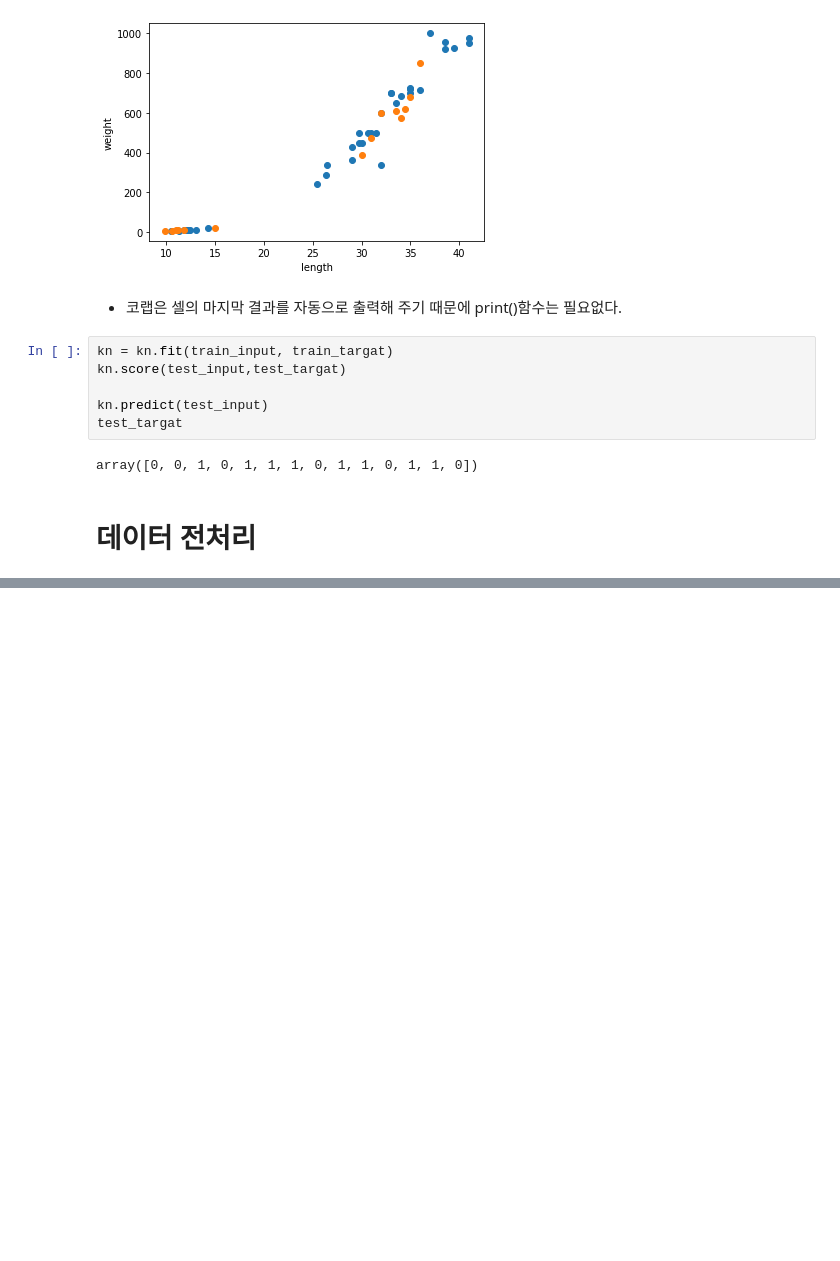
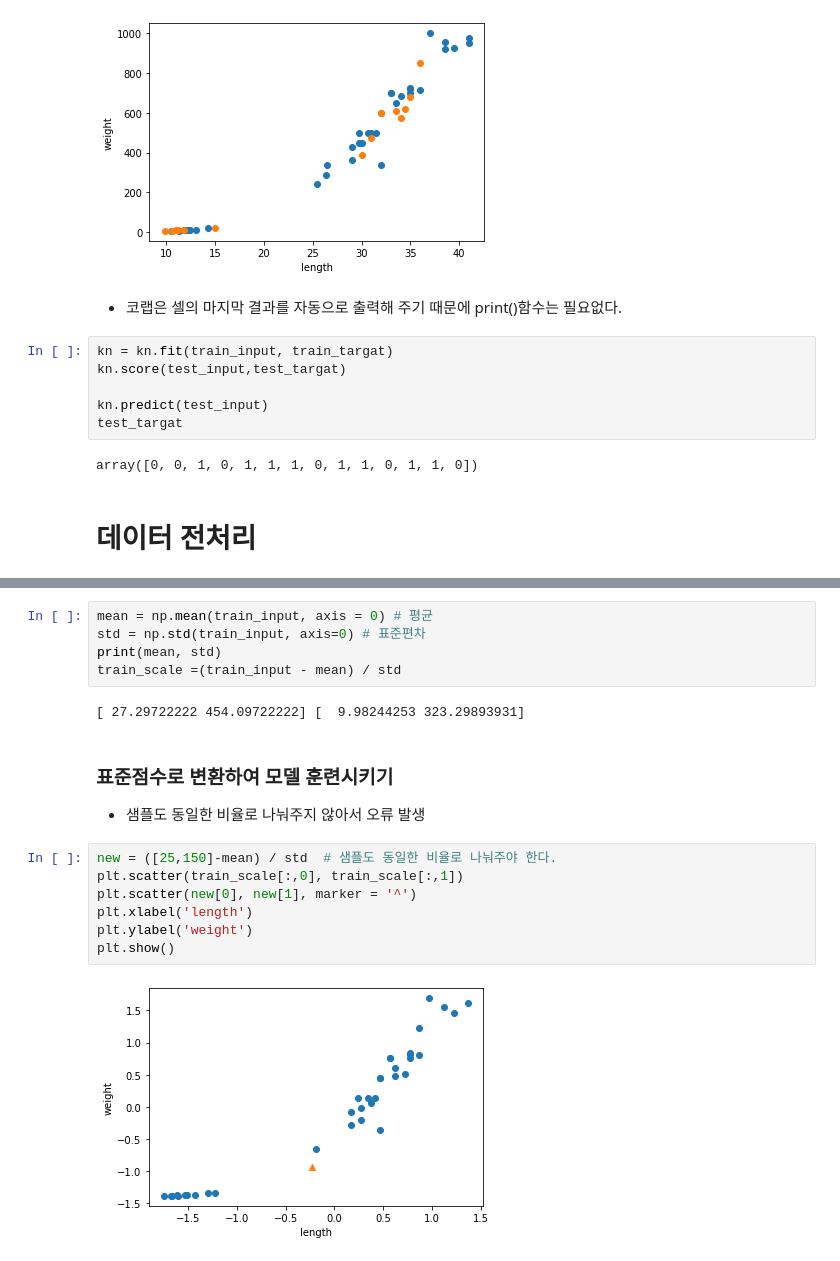
Before and after one commit to Yumpop/ML_hongong, a Jupyter notebook: K_최근접_이웃_알고리즘.ipynb, the cells around one changed output, grey strips where cells are left out. Drawn from its saved outputs; the diff is of its cells as text; blank space fills up the shorter version.

```diff
--- a/K_최근접_이웃_알고리즘.ipynb
+++ b/K_최근접_이웃_알고리즘.ipynb
@@ -214,0 +354,19 @@ array([0, 0, 1, 0, 1, 1, 1, 0, 1, 1, 0, 1, 1, 0])
+# %%
+mean = np.mean(train_input, axis = 0) # 평균
+std = np.std(train_input, axis=0) # 표준편차
+print(mean, std)
+train_scale =(train_input - mean) / std
+# %% [output]
+[ 27.29722222 454.09722222] [  9.98244253 323.29893931]
+# %% [markdown]
+### 표준점수로 변환하여 모델 훈련시키기
+- 샘플도 동일한 비율로 나눠주지 않아서 오류 발생
+# %%
+new = ([25,150]-mean) / std  # 샘플도 동일한 비율로 나눠주야 한다.
+plt.scatter(train_scale[:,0], train_scale[:,1])
+plt.scatter(new[0], new[1], marker = '^')
+plt.xlabel('length')
+plt.ylabel('weight')
+plt.show()
+# %% [output]
+[figure, added]
```
Also changed, not shown: parts of 20 cells of this notebook.
